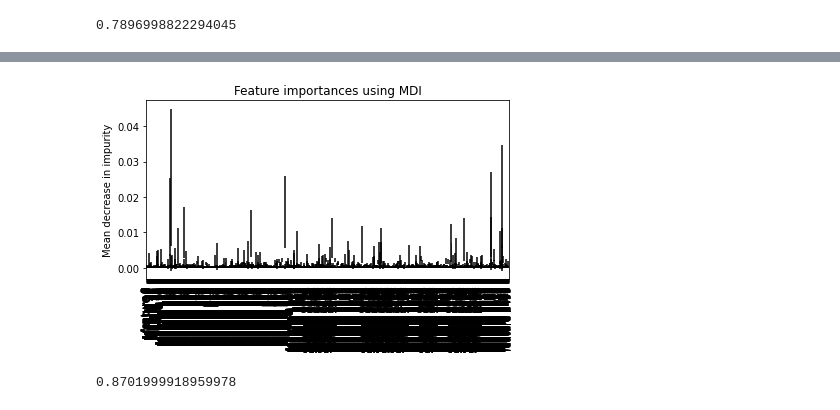
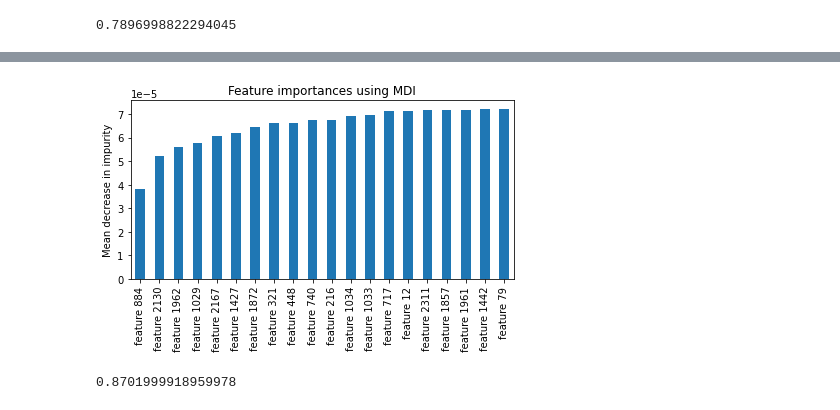
Before and after one commit to dakotarawlings/youtube_sentiment_analysis, a Jupyter notebook: model_building_nltk_TFIDF.ipynb, the cells around one changed output, grey strips where cells are left out. Drawn from its saved outputs; the diff is of its cells as text; code cells hidden in the pictures.

```diff
--- a/model_building_nltk_TFIDF.ipynb
+++ b/model_building_nltk_TFIDF.ipynb
@@ -158,9 +158,12 @@ print(f"Elapsed time to compute the importances: {elapsed_time:.3f} seconds")
 import pandas as pd
 
 forest_importances = pd.Series(importances, index=feature_names)
+forest_importances=forest_importances.sort_values(ascending=True)
+forest_importances=forest_importances.head(20)
 
 fig, ax = plt.subplots()
-forest_importances.plot.bar(yerr=std, ax=ax)
+# forest_importances.plot.bar(yerr=std, ax=ax)
+forest_importances.plot.bar(ax=ax)
 ax.set_title("Feature importances using MDI")
 ax.set_ylabel("Mean decrease in impurity")
 fig.tight_layout()
@@ -169,4 +172,4 @@ Elapsed time to compute the importances: 0.054 seconds
-[figure, old version]
+[figure, new version]
 # %%
 from sklearn.svm import LinearSVC
 
```
Also changed, not shown: parts of 4 cells of this notebook, 14 other files.
